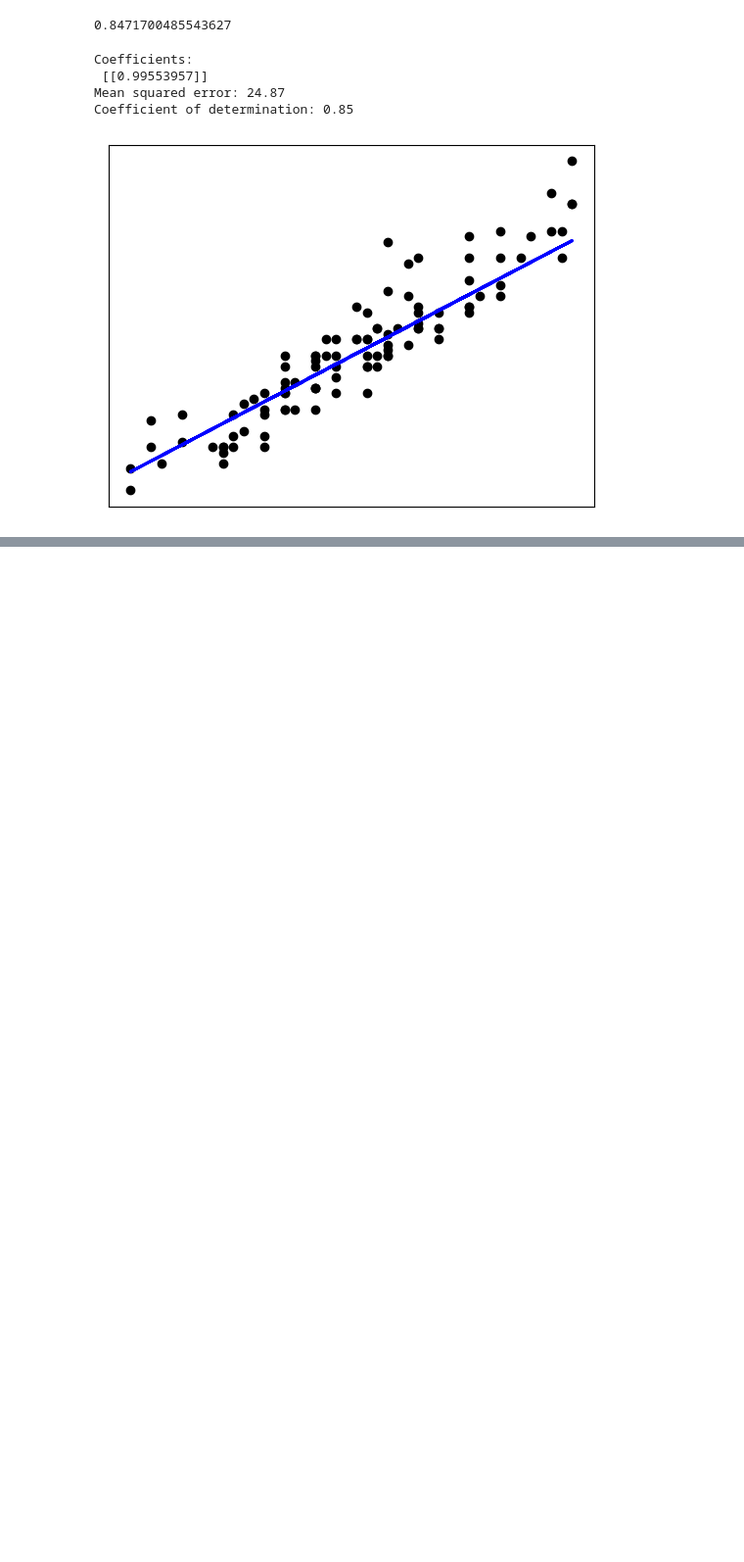
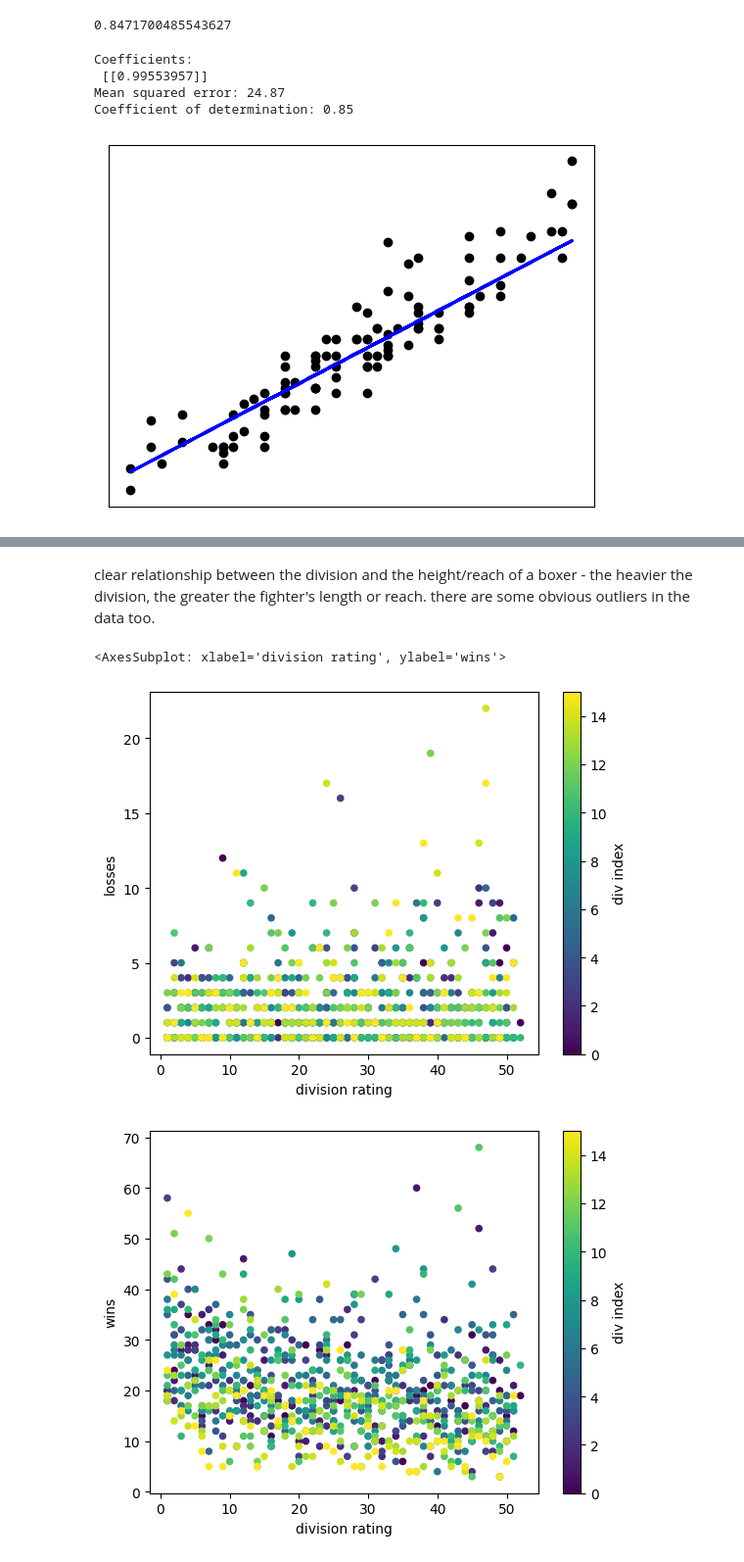
Before and after one commit to smbalf/boxrec-analysis, a Jupyter notebook: main_analysis.ipynb, the cells around one changed output, grey strips where cells are left out. Shown at 98% size. Drawn from its saved outputs; the diff is of its cells as text; code cells hidden in the pictures; blank space fills up the shorter version.

```diff
--- a/main_analysis.ipynb
+++ b/main_analysis.ipynb
@@ -78,0 +105,9 @@ plt.show()
+# %% [markdown]
+clear relationship between the division and the height/reach of a boxer - the heavier the division, the greater the fighter's length or reach. there are some obvious outliers in the data too.
+# %%
+ds.plot.scatter(x='division rating', y='losses', c='div index', colormap='viridis')
+ds.plot.scatter(x='division rating', y='wins', c='div index', colormap='viridis')
+# %% [output]
+<AxesSubplot: xlabel='division rating', ylabel='wins'>
+[figure, added]
+[figure, added]
```
Also changed, not shown: parts of 10 cells of this notebook.
